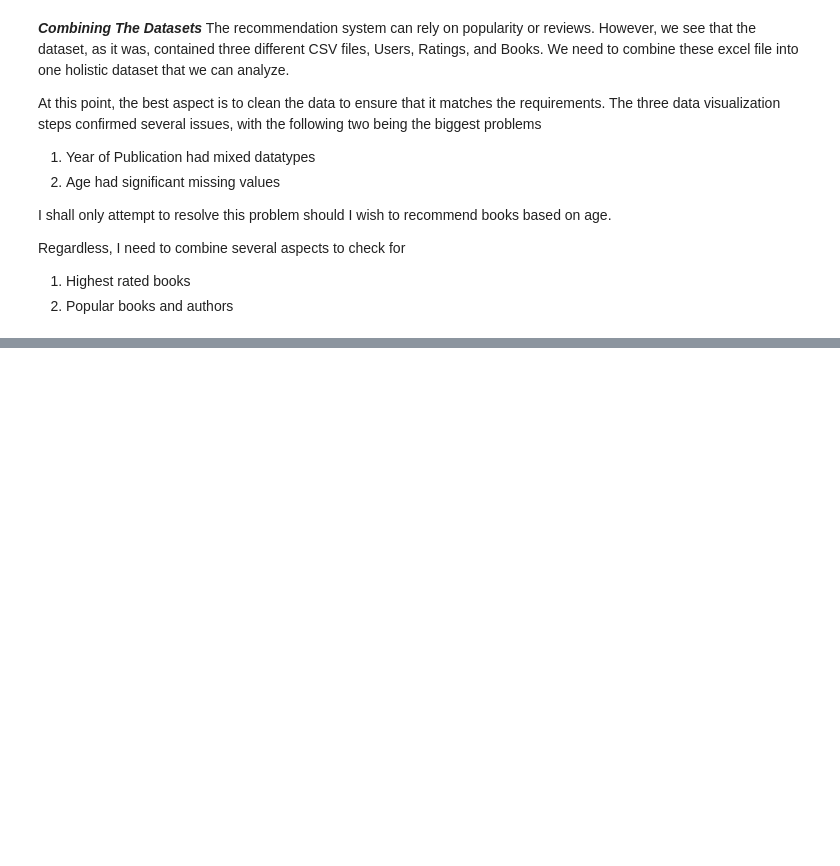
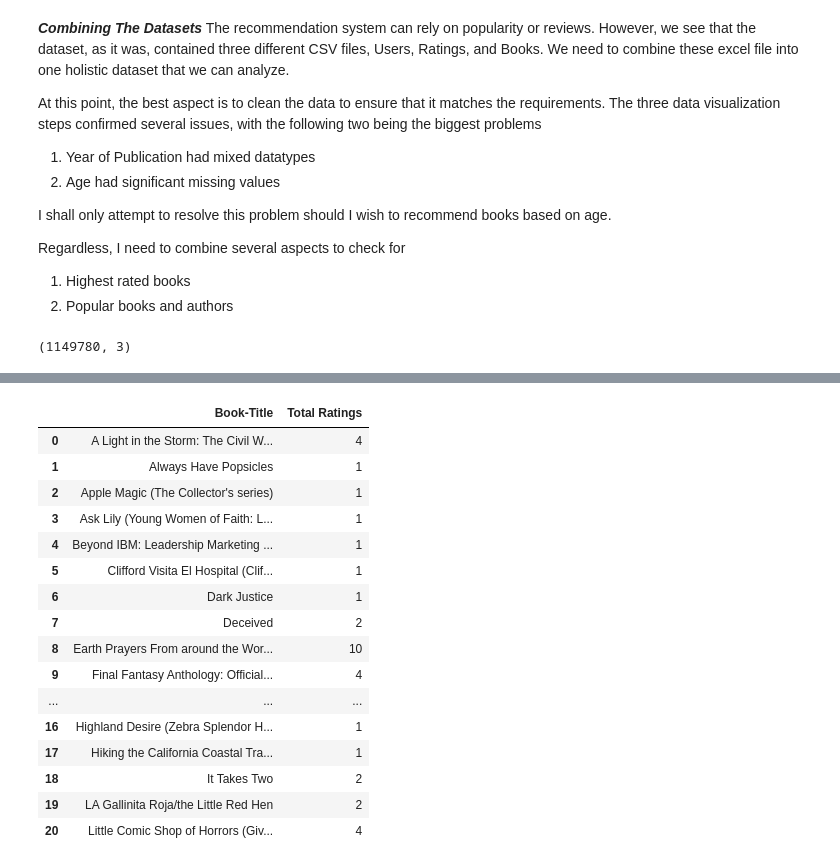
Before and after one commit to Gakarau/Book-Reccomendation-System, a Jupyter notebook: Copy_of_Book_Recommendation_System.ipynb, the cells around one changed output, grey strips where cells are left out. Saved outputs shown, nothing was run; the diff lists cells and outputs as text; code cells hidden in the pictures; blank space fills up the shorter version.

```diff
--- a/Copy_of_Book_Recommendation_System.ipynb
+++ b/Copy_of_Book_Recommendation_System.ipynb
@@ -122,9 +125,18 @@ Regardless, I need to combine several aspects to check for
 
 1.   Highest rated books
 2.   Popular books and authors
+# %%
+#First, we have to confirm whether the ratings match with the books.
+#Checking the shape
+Ratings.shape
+# %% [output]
+(1149780, 3)
+# %%
+#Confirming if the ISBN in Books Database match
+Ratings_confirmed = Ratings[Ratings.ISBN.isin(Books.ISBN)]
 # %%
 #Merging data
 
-Books.combo = Ratings.merge(Books, on= 'ISBN')
+Books_combo = Ratings_confirmed.merge(Books, on= 'ISBN')
 # %%
 #Confirming
@@ -136,3 +148,27 @@ Books.combo.head()
 | 2 | 6543 | 034545104X | 0 | Flesh Tones: A Novel | M. J. Rose | 2002 | Ballantine Books | http://images.amazon.com/images/P... | ... |
 | 3 | 8680 | 034545104X | 5 | Flesh Tones: A Novel | M. J. Rose | 2002 | Ballantine Books | http://images.amazon.com/images/P... | ... |
 | 4 | 10314 | 034545104X | 9 | Flesh Tones: A Novel | M. J. Rose | 2002 | Ballantine Books | http://images.amazon.com/images/P... | ... |
+# %%
+#Number of Ratings
+
+Rating_count = Books_combo.groupby('Book-Title').count()['Book-Rating'].reset_index()
+Rating_count.rename(columns={'Book-Rating':'Total Ratings'},inplace=True)
+Rating_count.head(21)
+# %% [output]
+|  | Book-Title | Total Ratings |
+| 0 | A Light in the Storm: The Civil W... | 4 |
+| 1 | Always Have Popsicles | 1 |
+| 2 | Apple Magic (The Collector's series) | 1 |
+| 3 | Ask Lily (Young Women of Faith: L... | 1 |
+| 4 | Beyond IBM: Leadership Marketing ... | 1 |
+| 5 | Clifford Visita El Hospital (Clif... | 1 |
+| 6 | Dark Justice | 1 |
+| 7 | Deceived | 2 |
+| 8 | Earth Prayers From around the Wor... | 10 |
+| 9 | Final Fantasy Anthology: Official... | 4 |
+| ... | ... | ... |
+| 16 | Highland Desire (Zebra Splendor H... | 1 |
+| 17 | Hiking the California Coastal Tra... | 1 |
+| 18 | It Takes Two | 2 |
+| 19 | LA Gallinita Roja/the Little Red Hen | 2 |
+| 20 | Little Comic Shop of Horrors (Giv... | 4 |
```
Also changed, not shown: parts of 6 cells of this notebook.
